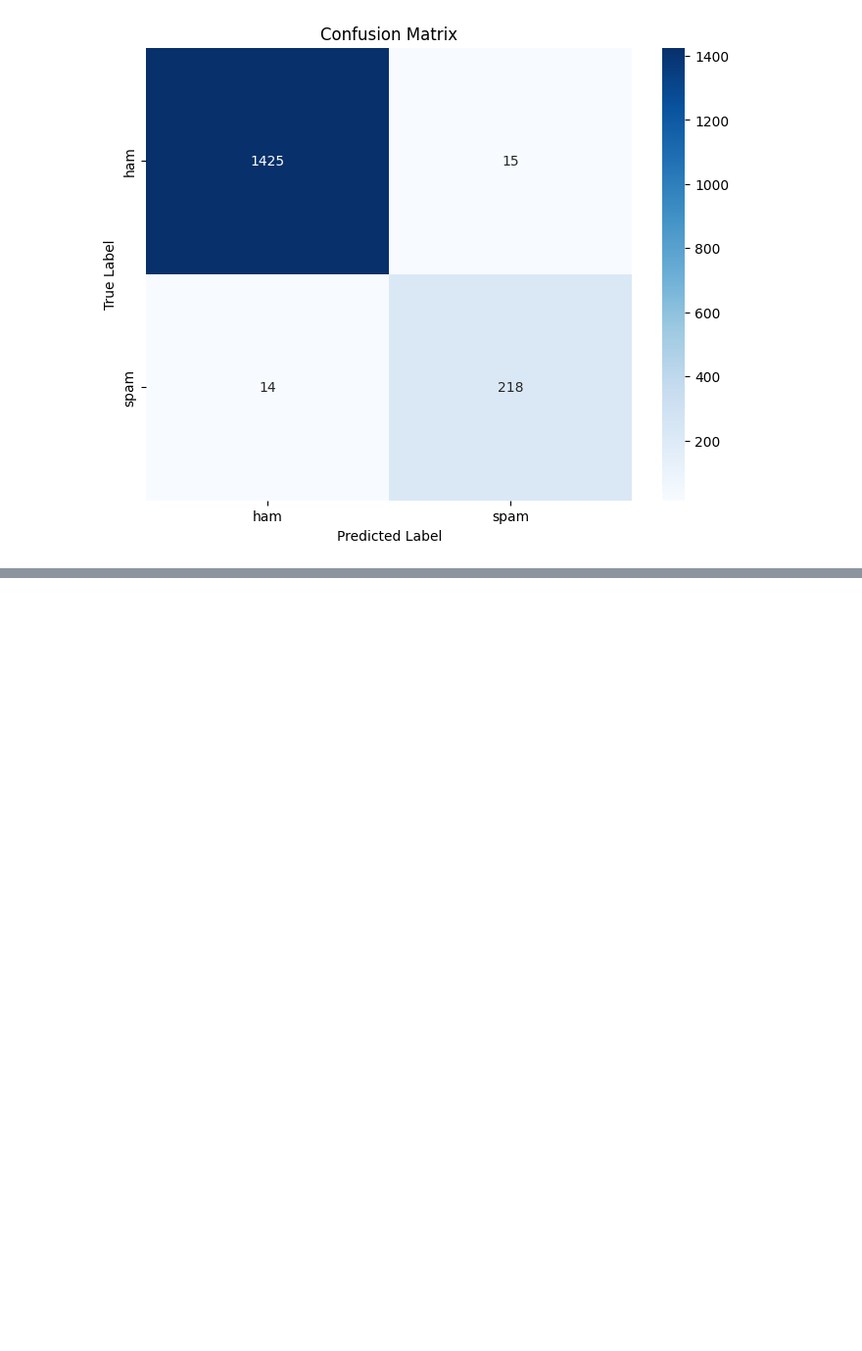
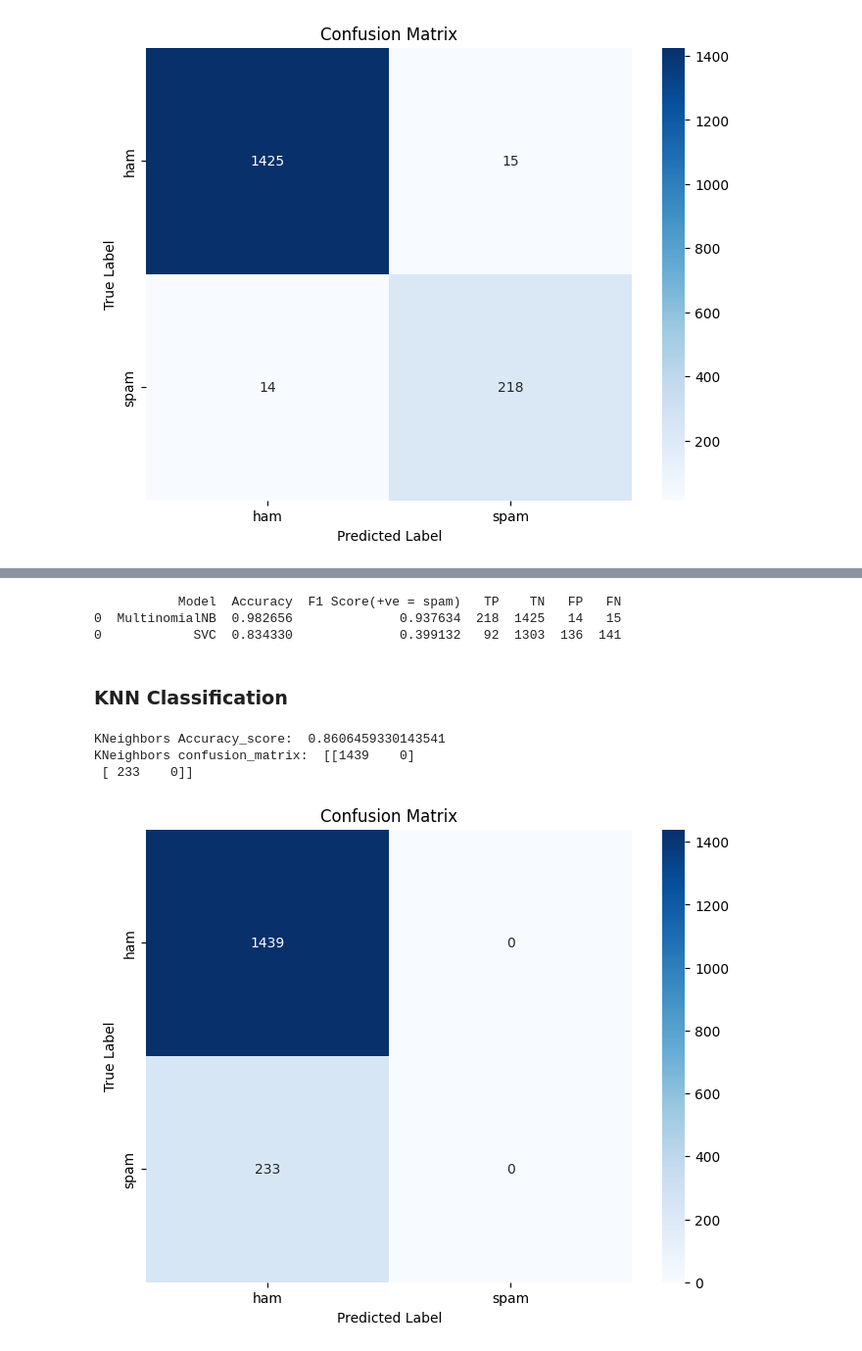
Before and after one commit to Akhand-Pratap-Tiwari/spam_ham_classifier, a Jupyter notebook: spam_ham_classifier.ipynb, the cells around one changed output, grey strips where cells are left out. Shown: that part at 98% size. Cells and saved outputs as stored; diff of their text form; code cells hidden in the pictures; blank space fills up the shorter version.

Commit message:
Multiple Classifiers done

```diff
--- a/spam_ham_classifier.ipynb
+++ b/spam_ham_classifier.ipynb
@@ -316,0 +343,24 @@ Naive Bayes confusion_matrix:
+# %%
+report = pd.concat([report, get_report(y_test, y_svc, model_name="SVC")])
+print(report)
+# %% [output]
+           Model  Accuracy  F1 Score(+ve = spam)   TP    TN   FP   FN
+0  MultinomialNB  0.982656              0.937634  218  1425   14   15
+0            SVC  0.834330              0.399132   92  1303  136  141
+# %% [markdown]
+### KNN Classification
+# %%
+knc = KNeighborsClassifier(n_neighbors=100)
+knc.fit(X_train_cv,y_train)
+
+y_knc = knc.predict(X_test_cv)
+# %%
+print('KNeighbors Accuracy_score: ',accuracy_score(y_test,y_knc))
+cm = confusion_matrix(y_test, y_knc)
+print('KNeighbors confusion_matrix:\n', cm)
+plot_conf_mat(cm)
+# %% [output]
+KNeighbors Accuracy_score:  0.8606459330143541
+KNeighbors confusion_matrix:  [[1439    0]
+ [ 233    0]]
+[figure, added]
```
Also changed, not shown: parts of 27 cells of this notebook.
